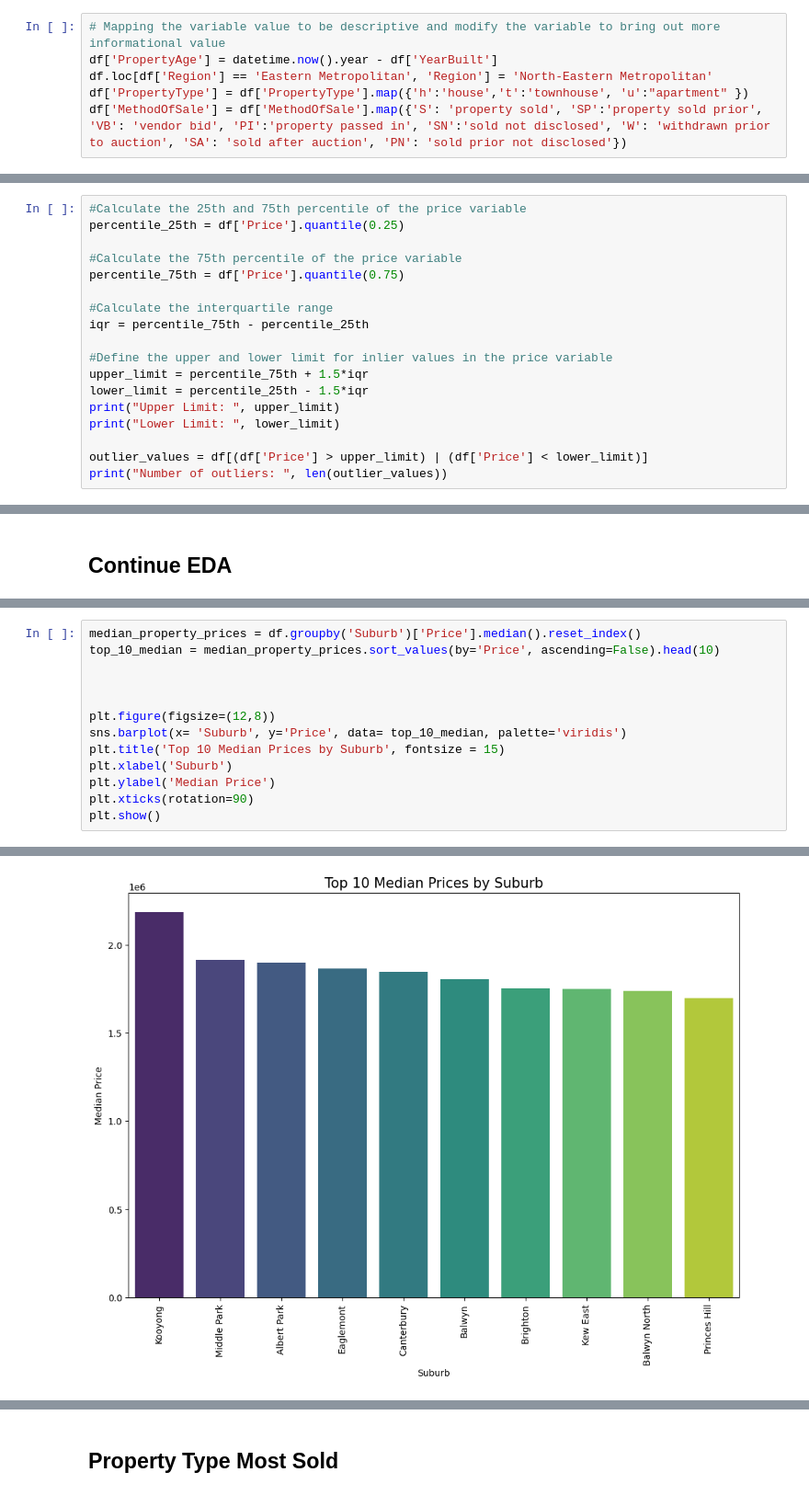
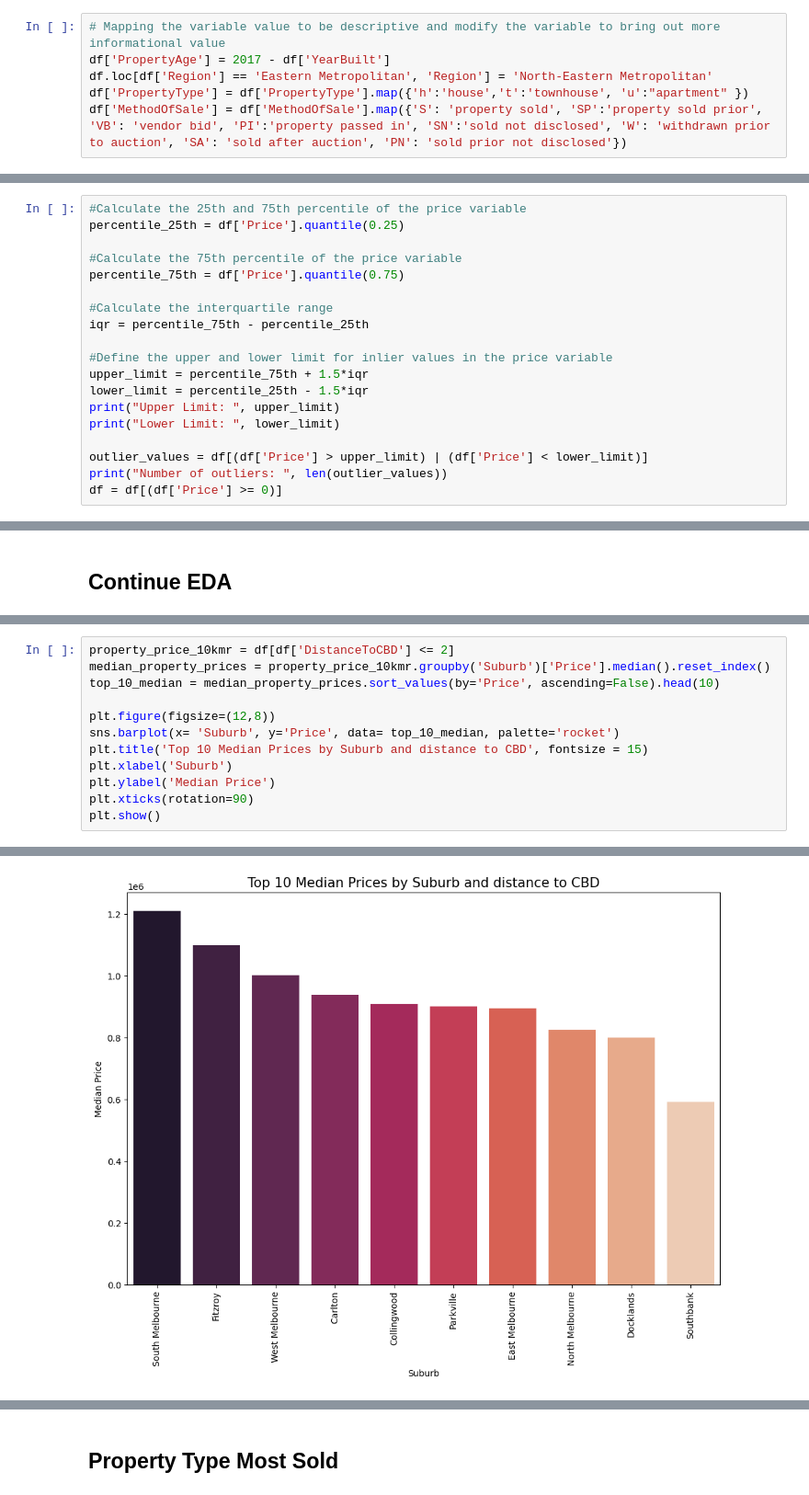
Before and after one commit to DustinKeene/Melbourne-Property-Price-Prediction-Modelling-, a Jupyter notebook: data_project_lab.ipynb, the cells around one changed output, grey strips where cells are left out. Shown at 92% size. Saved outputs shown, nothing was run; the diff lists cells and outputs as text.

Commit message:
Changes made on the Data Visualization, sorting out past changes, working towards price prediction using regression.

```diff
--- a/data_project_lab.ipynb
+++ b/data_project_lab.ipynb
@@ -237,7 +237,7 @@ df.dropna(subset=['Latitude','Longitude'], inplace= True)
 'CouncilArea' does not provide significant context to the analysis later on as we already have region and suburbs as a way to distinguish the geography between premises, especially that rougly 33.5% of the data are missing the variable value.
 # %%
 # Mapping the variable value to be descriptive and modify the variable to bring out more informational value
-df['PropertyAge'] = datetime.now().year - df['YearBuilt']
+df['PropertyAge'] = 2017 - df['YearBuilt']
 df.loc[df['Region'] == 'Eastern Metropolitan', 'Region'] = 'North-Eastern Metropolitan'
 df['PropertyType'] = df['PropertyType'].map({'h':'house','t':'townhouse', 'u':"apartment" })
 df['MethodOfSale'] = df['MethodOfSale'].map({'S': 'property sold', 'SP':'property sold prior', 'VB': 'vendor bid', 'PI':'property passed in', 'SN':'sold not disclosed', 'W': 'withdrawn prior to auction', 'SA': 'sold after auction', 'PN': 'sold prior not disclosed'})
@@ -276,6 +276,7 @@ print("Lower Limit: ", lower_limit)
 
 outlier_values = df[(df['Price'] > upper_limit) | (df['Price'] < lower_limit)]
 print("Number of outliers: ", len(outlier_values))
+df = df[(df['Price'] >= 0)]
 # %% [output]
 Upper Limit:  2340000.0
 Lower Limit:  -380000.0
@@ -289,12 +292,11 @@ Number of outliers:  684
 # %%
-median_property_prices = df.groupby('Suburb')['Price'].median().reset_index()
+property_price_10kmr = df[df['DistanceToCBD'] <= 2]
+median_property_prices = property_price_10kmr.groupby('Suburb')['Price'].median().reset_index()
 top_10_median = median_property_prices.sort_values(by='Price', ascending=False).head(10)
 
-
-
 plt.figure(figsize=(12,8))
-sns.barplot(x= 'Suburb', y='Price', data= top_10_median, palette='viridis')
-plt.title('Top 10 Median Prices by Suburb', fontsize = 15)
+sns.barplot(x= 'Suburb', y='Price', data= top_10_median, palette='rocket')
+plt.title('Top 10 Median Prices by Suburb and distance to CBD', fontsize = 15)
 plt.xlabel('Suburb')
 plt.ylabel('Median Price')
 plt.xticks(rotation=90)
@@ -306 +308 @@ Passing `palette` without assigning `hue` is deprecated and will be removed in v
-[figure, old version]
+[figure, new version]
```
Also changed, not shown: parts of 26 cells of this notebook, 1 other file.
